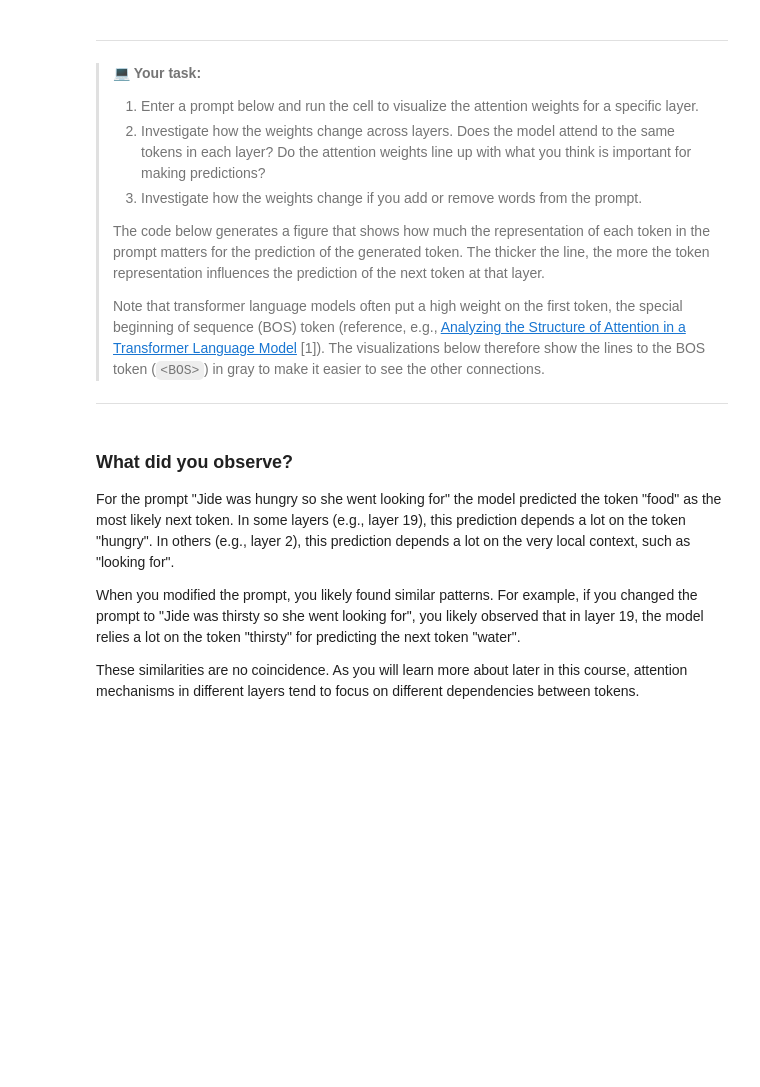
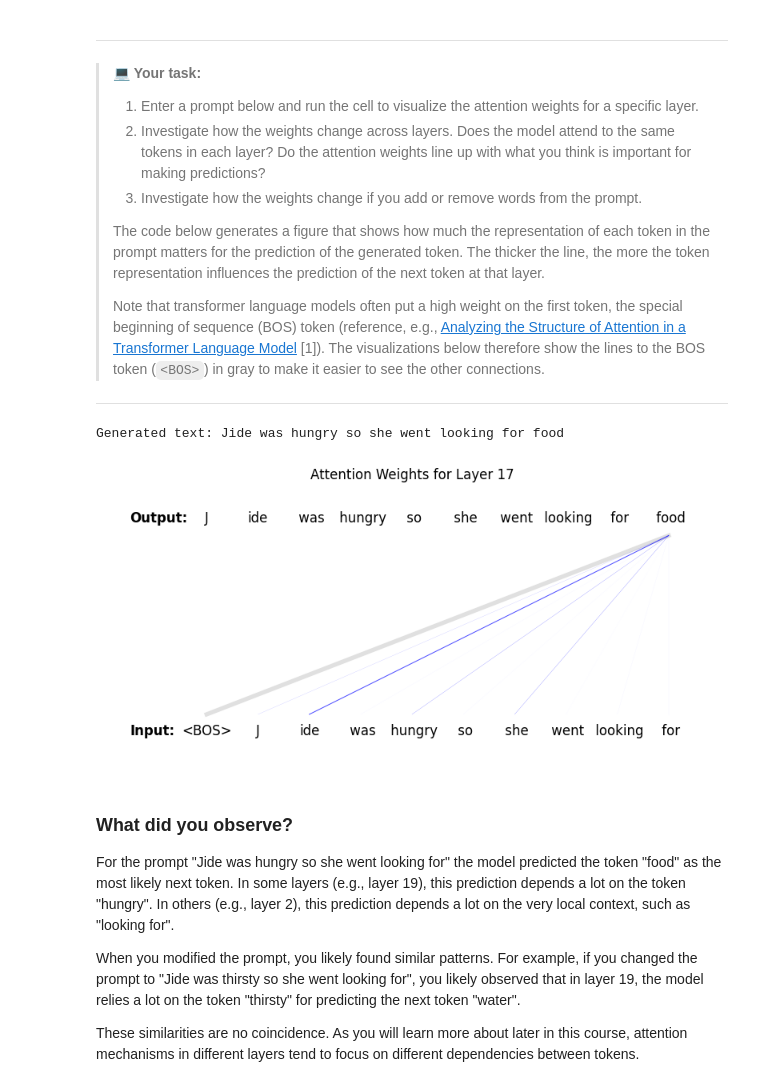
Before and after one commit to sauravsajesh/Fully_Operational_Model, a Jupyter notebook: course_4/gdm_lab_4_1_attention_visualization.ipynb, the cells around one changed output. Drawn from its saved outputs; the diff is of its cells as text; code cells hidden in the pictures; blank space fills up the shorter version.

```diff
--- a/course_4/gdm_lab_4_1_attention_visualization.ipynb
+++ b/course_4/gdm_lab_4_1_attention_visualization.ipynb
@@ -102,32 +105,35 @@ print("Loaded Gemma-1B.")
 ------
 # %%
 # @title Visualize attention weights
-layer = 19  # @param {type:"slider", min: 0, max: 25}
+layer = 17  # @param {type:"slider", min: 0, max: 25}
 
 prompt = "Jide was hungry so she went looking for"  # @param {type: "string"}
 
 show_all_weights = False
 
 
 if prompt != previous_prompt:
     (output_text, next_token_logits, tokenizer, attention_weights, _, _) = (
         generation.prompt_attention_transformer_model(
             prompt, model, sampling_mode="greedy"
         )
     )
     tokens = [tokenizer.tokens[t] for t in tokenizer.encode(output_text)]
     previous_prompt = prompt
 
 print(f"Generated text: {output_text}")
 
 visualizations.visualize_attention(
     tokens,
     attention_weights[f"layer_{layer}"],
     layer,
     min_line_thickness=0,
     max_line_thickness=5,
     show_all_weights=show_all_weights
 )
+# %% [output]
+Generated text: Jide was hungry so she went looking for food
+[figure, added]
 # %% [markdown]
 ### What did you observe?
 
```
Also changed, not shown: parts of 2 cells of this notebook.
